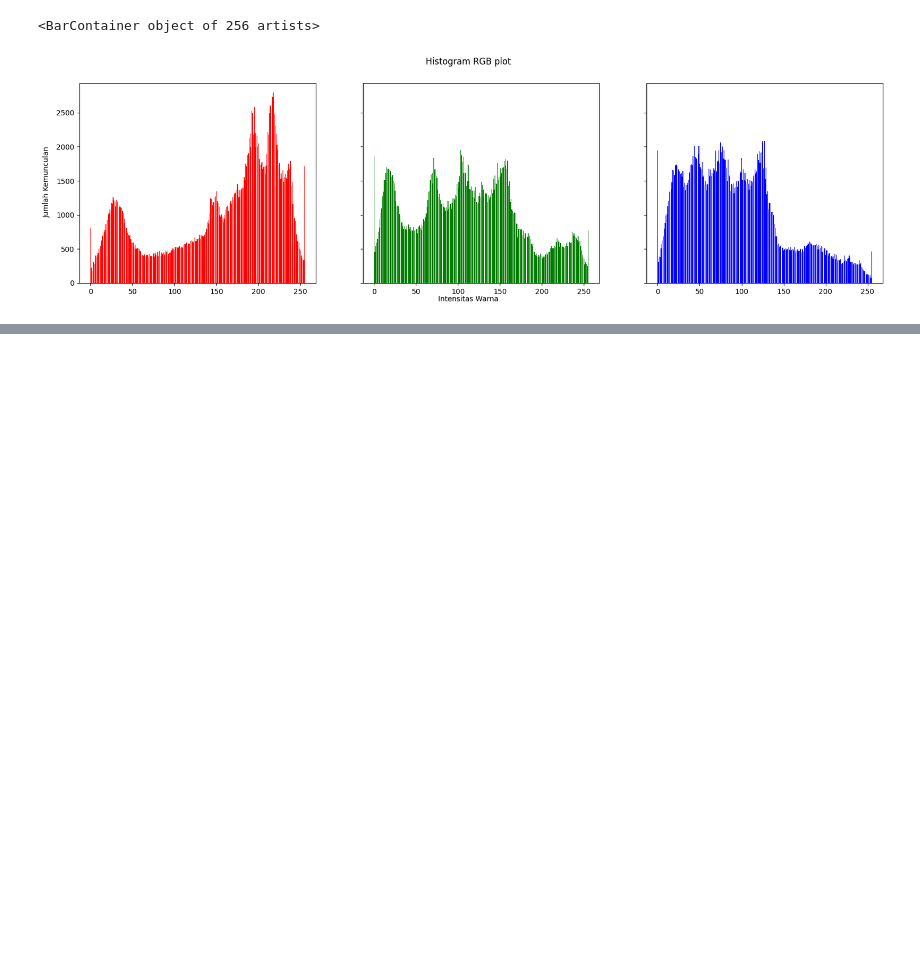
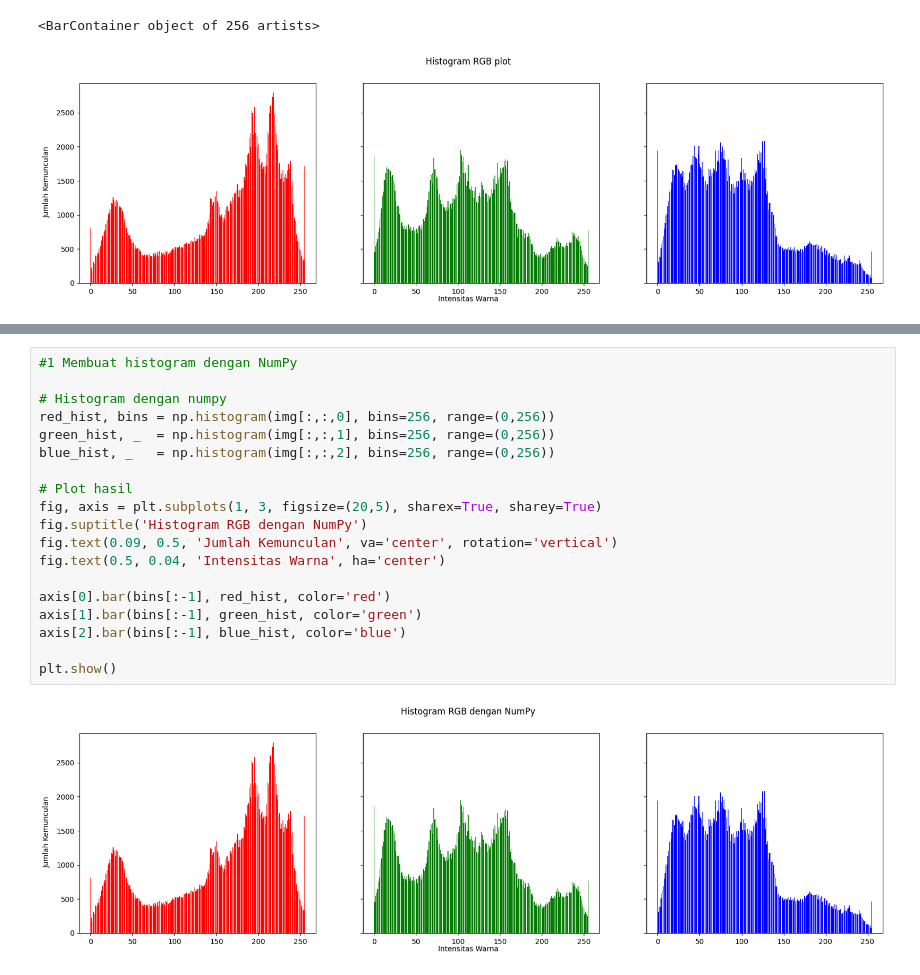
Before and after one commit to Faliirham/PCVK25_3F_11, a Jupyter notebook: Week5_11.ipynb, the cells around one changed output, grey strips where cells are left out. Saved outputs shown, nothing was run; the diff lists cells and outputs as text; blank space fills up the shorter version.

```diff
--- a/Week5_11.ipynb
+++ b/Week5_11.ipynb
@@ -52,0 +63,21 @@ axis[2].bar(names, blue, color = 'blue')
+# %%
+#1 Membuat histogram dengan NumPy
+
+# Histogram dengan numpy
+red_hist, bins = np.histogram(img[:,:,0], bins=256, range=(0,256))
+green_hist, _  = np.histogram(img[:,:,1], bins=256, range=(0,256))
+blue_hist, _   = np.histogram(img[:,:,2], bins=256, range=(0,256))
+
+# Plot hasil
+fig, axis = plt.subplots(1, 3, figsize=(20,5), sharex=True, sharey=True)
+fig.suptitle('Histogram RGB dengan NumPy')
+fig.text(0.09, 0.5, 'Jumlah Kemunculan', va='center', rotation='vertical')
+fig.text(0.5, 0.04, 'Intensitas Warna', ha='center')
+
+axis[0].bar(bins[:-1], red_hist, color='red')
+axis[1].bar(bins[:-1], green_hist, color='green')
+axis[2].bar(bins[:-1], blue_hist, color='blue')
+
+plt.show()
+# %% [output]
+[figure, added]
```
Also changed, not shown: parts of 5 cells of this notebook.
